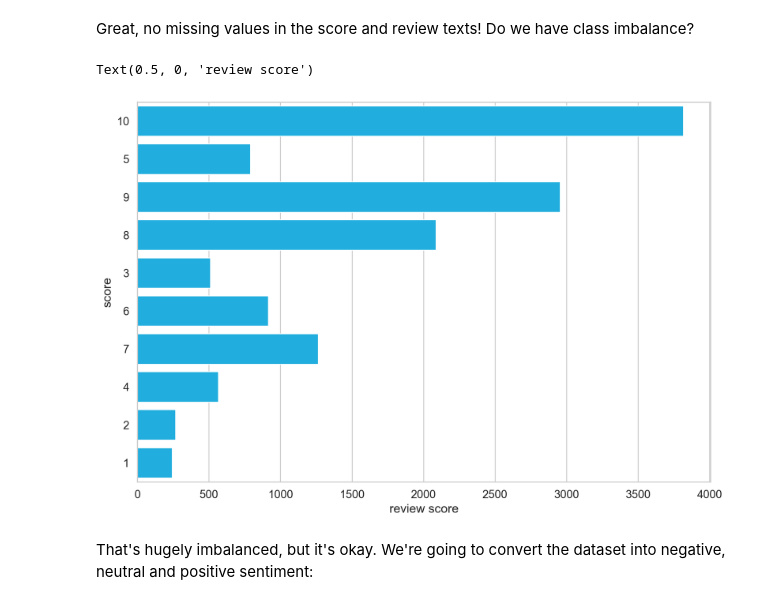
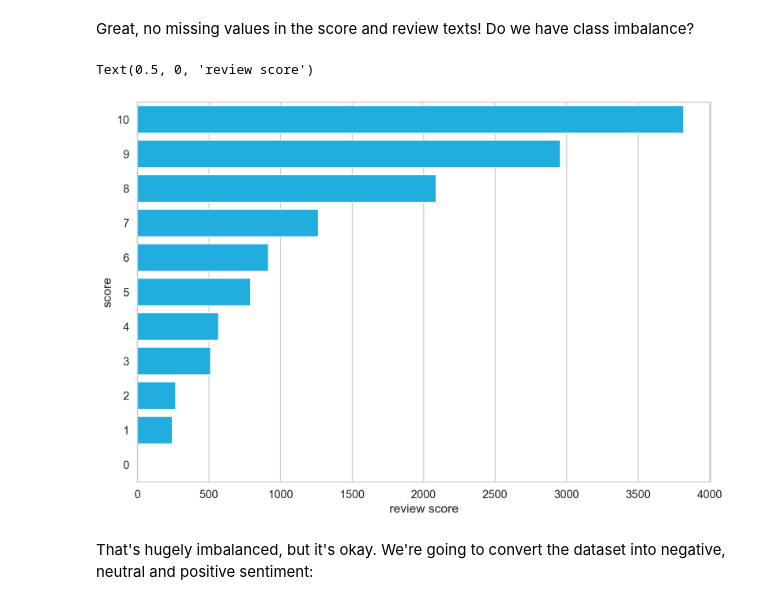
Before and after one commit to Atlinx/BERT-TLSA-paper, a Jupyter notebook: notebooks/08.sentiment-analysis-with-bertt-custom.ipynb, the cells around one changed output. Saved outputs shown, nothing was run; the diff lists cells and outputs as text; code cells hidden in the pictures.

```diff
--- a/notebooks/08.sentiment-analysis-with-bertt-custom.ipynb
+++ b/notebooks/08.sentiment-analysis-with-bertt-custom.ipynb
@@ -158,11 +158,11 @@ memory usage: 628.9+ KB
 # %% [markdown]
 Great, no missing values in the score and review texts! Do we have class imbalance?
 # %%
-sns.countplot(df.score.astype(str))
+sns.countplot(df.score.astype(str), order=list(range(10, -1, -1)))
 plt.xlabel('review score')
 # %% [output]
 Text(0.5, 0, 'review score')
-[figure, old version]
+[figure, new version]
 # %% [markdown]
 That's hugely imbalanced, but it's okay. We're going to convert the dataset into negative, neutral and positive sentiment:
 # %%
```
Also changed, not shown: parts of 14 cells of this notebook, 1 other file.
